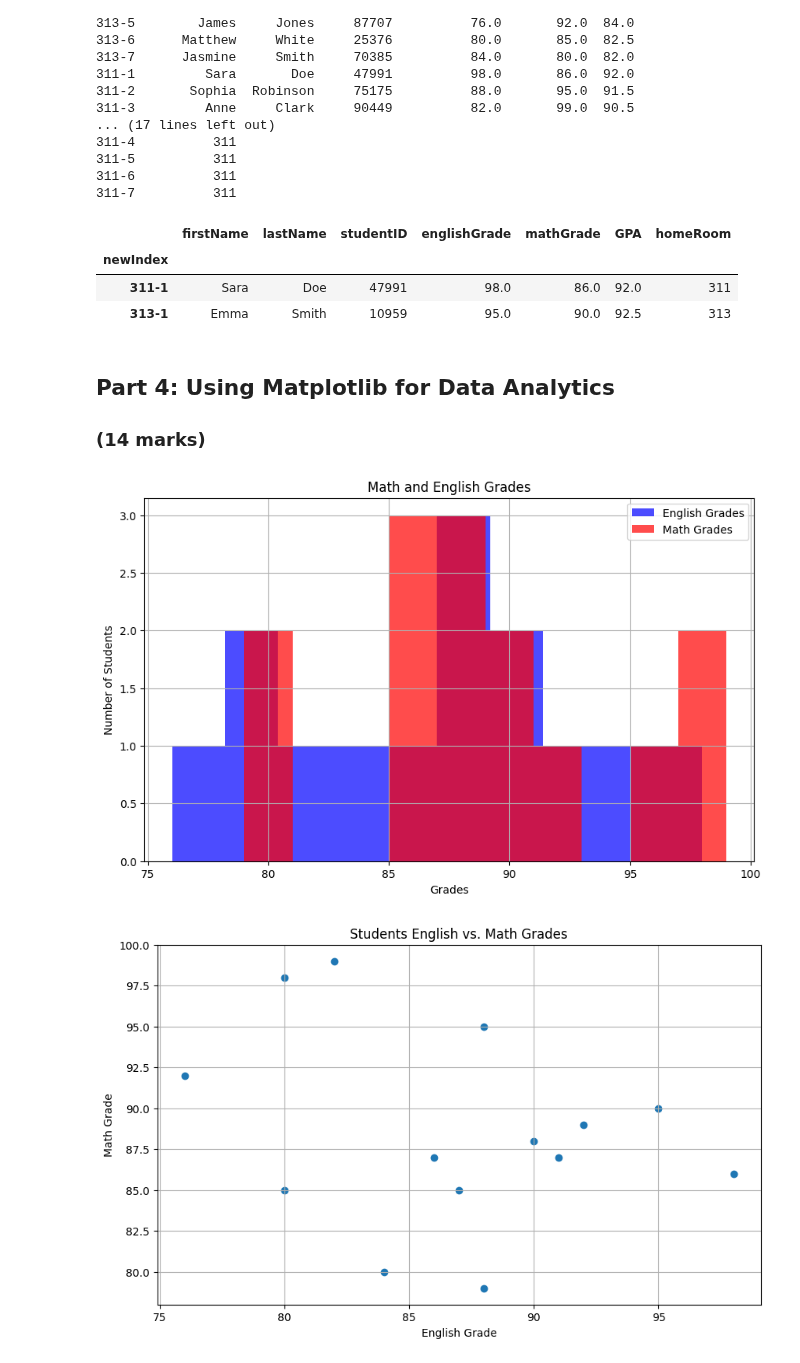
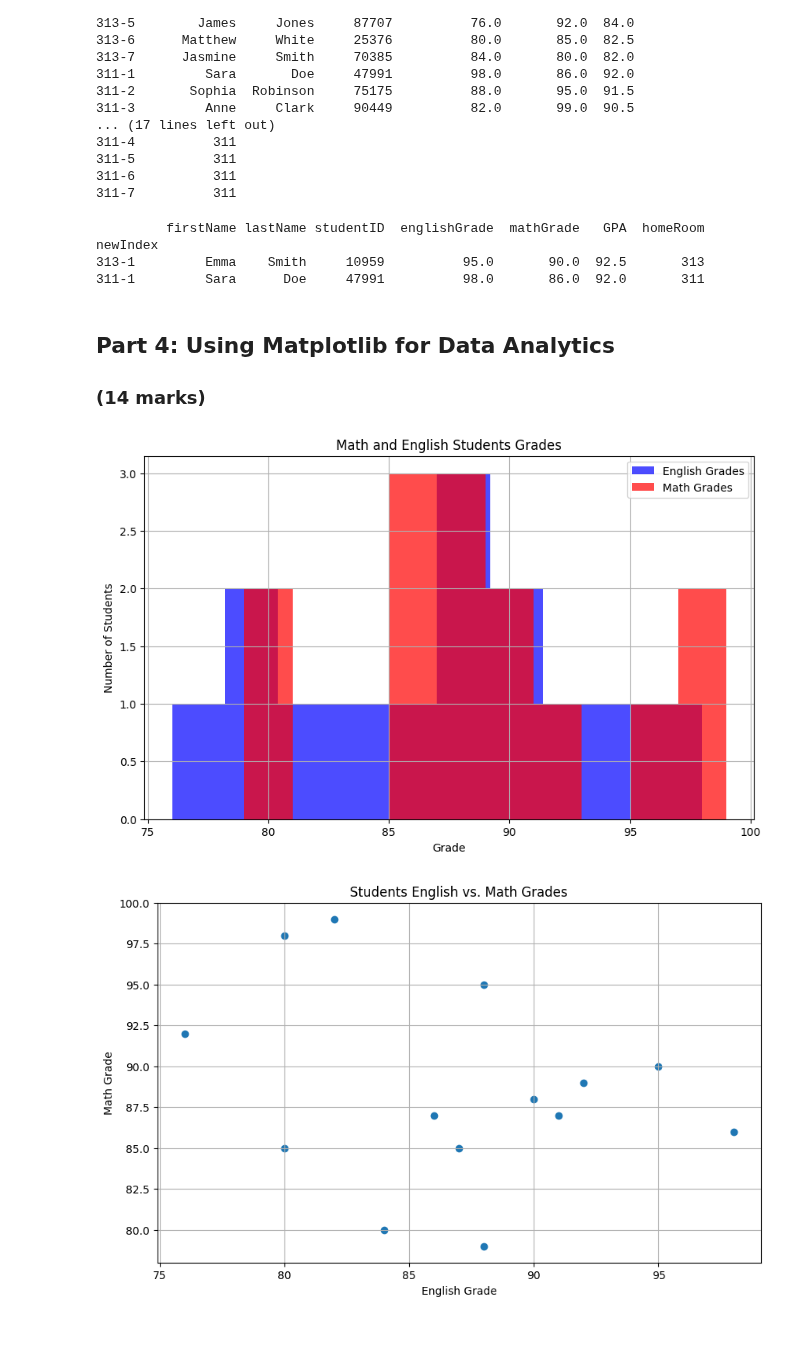
Before and after one commit to quinnledingham/engg680_2024_fall, a Jupyter notebook: Lab_Assignment1/StudentGradeManagementSystem.ipynb, the cells around one changed output. Saved outputs shown, nothing was run; the diff lists cells and outputs as text; code cells hidden in the pictures; blank space fills up the shorter version.

```diff
--- a/Lab_Assignment1/StudentGradeManagementSystem.ipynb
+++ b/Lab_Assignment1/StudentGradeManagementSystem.ipynb
@@ -376,12 +393,12 @@ newIndex
 # %%
 # Given df_studentsGPASorted_homeroom, please find and print the students with the highest GPA in each homeroom using the .loc method.
 # (2 marks)
-df_studentsGPASorted_homeroom.loc[df_studentsGPASorted_homeroom.groupby('homeRoom')['GPA'].idxmax()]
+print(df_studentsGPASorted_homeroom.loc[df_studentsGPASorted_homeroom.index.str.endswith("-1")])
 # %% [output]
-|  | firstName | lastName | studentID | englishGrade | mathGrade | GPA | homeRoom |
-| newIndex |  |  |  |  |  |  |  |
-| 311-1 | Sara | Doe | 47991 | 98.0 | 86.0 | 92.0 | 311 |
-| 313-1 | Emma | Smith | 10959 | 95.0 | 90.0 | 92.5 | 313 |
+         firstName lastName studentID  englishGrade  mathGrade   GPA  homeRoom
+newIndex
+313-1         Emma    Smith     10959          95.0       90.0  92.5       313
+311-1         Sara      Doe     47991          98.0       86.0  92.0       311
 # %% [markdown]
 ## Part 4: Using Matplotlib for Data Analytics
 ### (14 marks)
@@ -392,34 +409,33 @@ import matplotlib.pyplot as plt
 # %%
 # Let's use matplotlib to display a histogram of the grades distribution
 # Histograms are useful for seeing the distribution of the students grades
-
 plt.figure(figsize=(10, 6))
 plt.hist(df_studentGrades['englishGrade'], bins=10, alpha=0.7, label='English Grades', color='blue')
 
 # Step 1: Use the line above as reference to create a histogram for the math grades
 # (1 mark)
 #
 plt.hist(df_studentGrades['mathGrade'], bins=10, alpha=0.7, label='Math Grades', color='red')
 
 # Step 2: Ensure that your plot is descriptive, so use labels (x and y axis), a title, and a legend.
 # Hint: Use the matplotlib .legend(loc='<location>') to add and place the legend.
 # You can use 'upper left', 'upper right', 'lower left', and 'lower right' to specify the location.
 # (4 marks)
 #
-plt.title('Math and English Grades')
-plt.xlabel('Grades')
+plt.title('Math and English Students Grades')
+plt.xlabel('Grade')
 plt.ylabel('Number of Students')
 plt.legend(loc='upper right')
 plt.grid(True)
 
 # Step 3: Use the .savefig('<image_title>'.png) to output an image file of the histogram.
 # Please be sure to use a descriptive title!
 # (1 mark)
 #
 plt.savefig('histogram_math_english_grades' + '.png')
 plt.show()
 # %% [output]
-[figure, old version]
+[figure, new version]
 # %%
 # Let's also use matplotlib to display a scatter plot of English vs. Math grades
 # Scatter plots are useful for seeing the relationship between two variables
```
Also changed, not shown: parts of 11 cells of this notebook, 2 other files.
